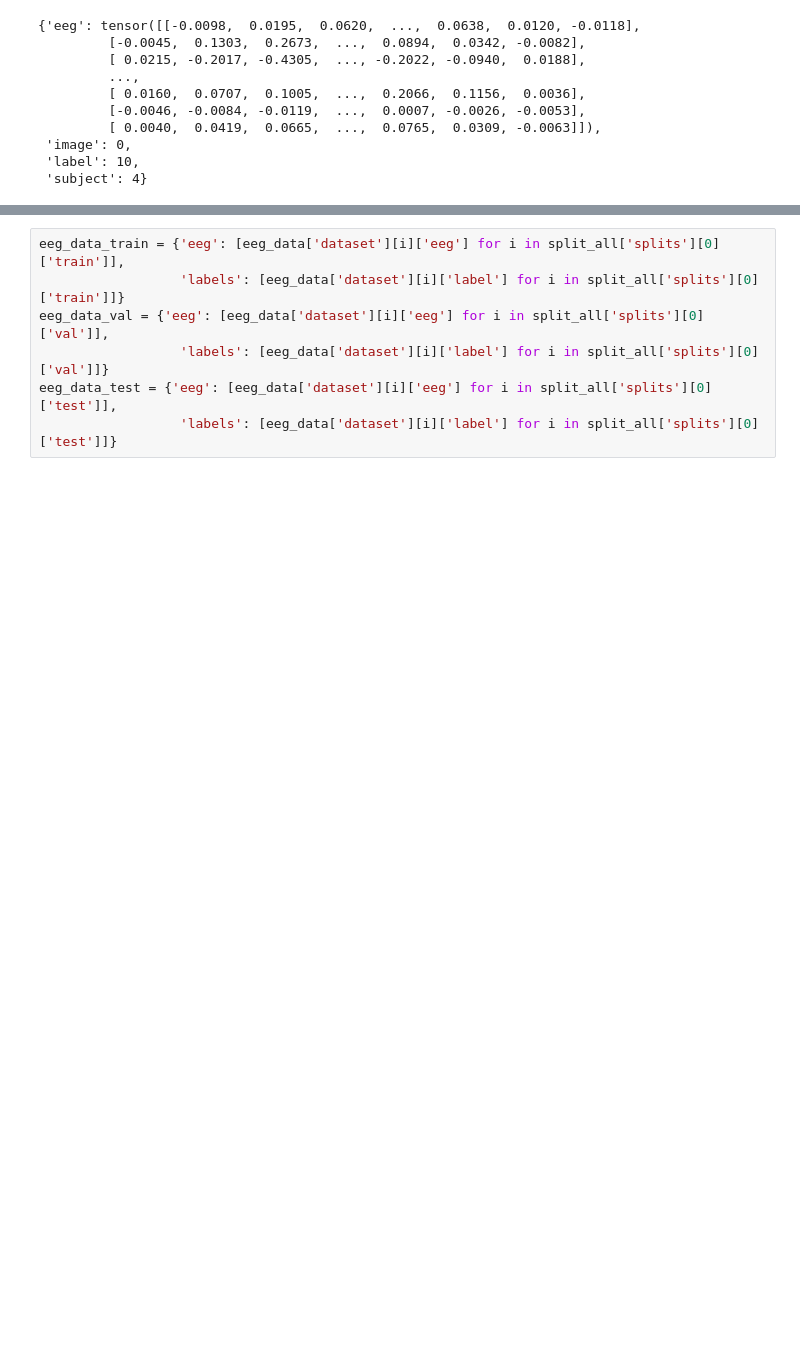
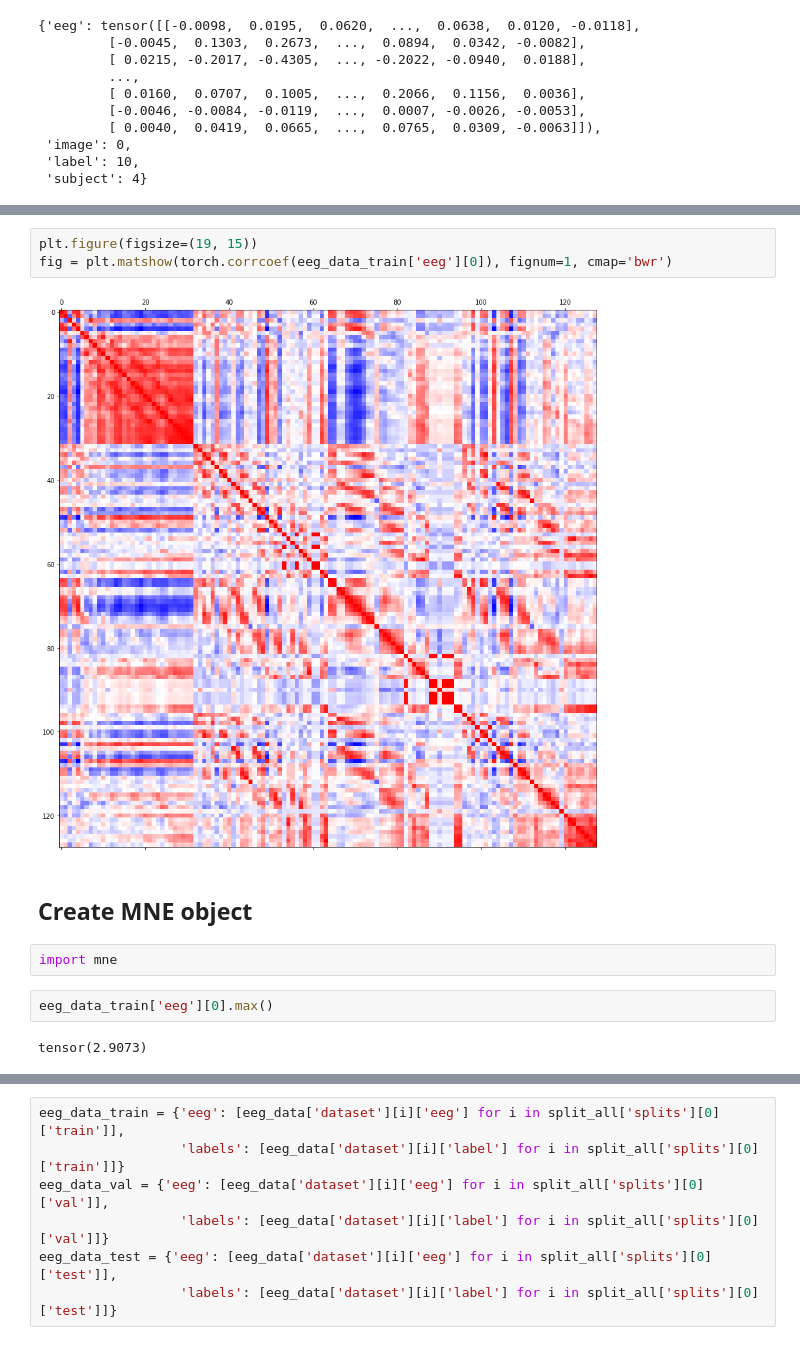
Before and after one commit to gianscuri/Brain-to-Image, a Jupyter notebook: stuff/DataExploration_EEGforVC.ipynb, the cells around one changed output, grey strips where cells are left out. Saved outputs shown, nothing was run; the diff lists cells and outputs as text; blank space fills up the shorter version.

```diff
--- a/stuff/DataExploration_EEGforVC.ipynb
+++ b/stuff/DataExploration_EEGforVC.ipynb
@@ -247,0 +322,13 @@ eeg_data['dataset'][0]
+# %%
+plt.figure(figsize=(19, 15))
+fig = plt.matshow(torch.corrcoef(eeg_data_train['eeg'][0]), fignum=1, cmap='bwr')
+# %% [output]
+[figure, added]
+# %% [markdown]
+## Create MNE object
+# %%
+import mne
+# %%
+eeg_data_train['eeg'][0].max()
+# %% [output]
+tensor(2.9073)
```
Also changed, not shown: parts of 27 cells of this notebook, 1 other file.
